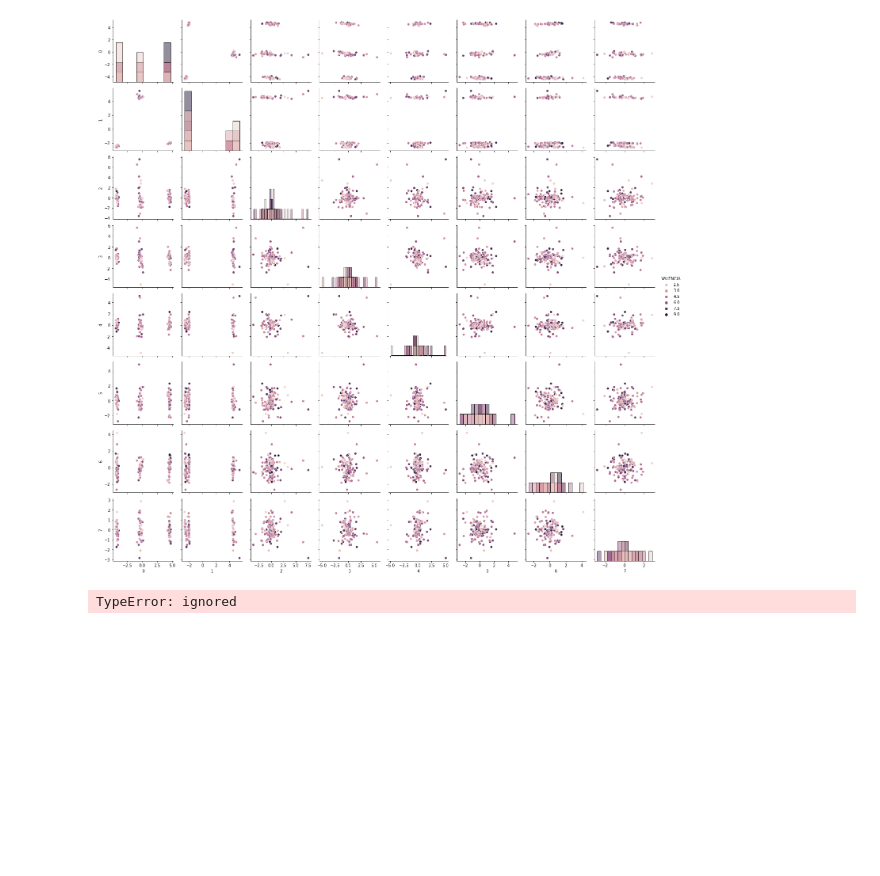
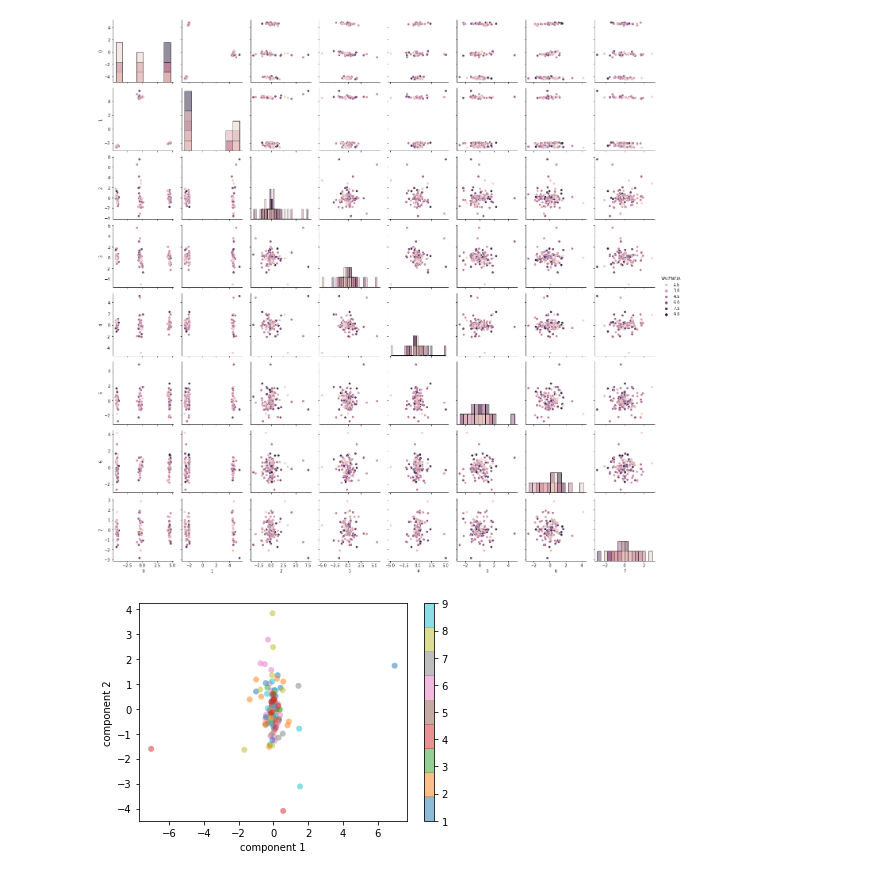
Before and after one commit to ManueloRZ2/MiniProyecto, a Jupyter notebook: Proyecto2.ipynb, the cells around one changed output. Drawn from its saved outputs; the diff is of its cells as text; code cells hidden in the pictures; blank space fills up the shorter version.

```diff
--- a/Proyecto2.ipynb
+++ b/Proyecto2.ipynb
@@ -1081,12 +1081,44 @@ g.add_legend()
 # %% [output]
 <seaborn.axisgrid.PairGrid at 0x...>
 [figure]
-# %%
-D=2
-X=DataFrameUlti[:,:2]
-plt.plot(DataFrameUlti[:40,0],DataFrameUlti[:40,1],'or')
-plt.plot(X[40:80,0],X[40:80,1], 'dk')
-plt.plot(X[80:,0],X[80:,1], 'sg')
-plt.legend(('C1','C2','C3'))
-# %% [output]
-TypeError: ignored
+# %%
+DF=DataFrameUlti
+DF['VALENCIA']=DF['VALENCIA'].astype(int)
+DF['AROUSAL']=DF['AROUSAL'].astype(int)
+Valence = DF.VALENCIA.array
+Arousal = DF.AROUSAL.array
+# %%
+negA = np.logical_and(Arousal>=1,Arousal<=3)
+negV = np.logical_and(Valence>=1,Valence<=3)
+neutralA = np.logical_and(Arousal>3,Arousal<7)
+neutralV = np.logical_and(Valence>3,Valence<7)
+posA = Arousal>=7
+posV = Valence>=7
+#Etiquetas = np.zeros((40,1))
+# Emocion Negativa negA y negV
+Etiquetas[np.where(np.logical_and(negA,negV))] = 1.
+# Emocion Neutral neutralA y neutralV
+Etiquetas[np.where(np.logical_and(neutralA,neutralA))] = 2.
+# Emocion Positiva posA y posV
+Etiquetas[np.where(np.logical_and(posA,posV))] = 3.
+# Emocion Stress posA y negV
+Etiquetas[np.where(np.logical_and(posA,negV))] = 4.
+# Emocion Calm negA y posV
+Etiquetas[np.where(np.logical_and(negA,posV))] = 5.
+# Emocion Tristeza neutralA y negV
+Etiquetas[np.where(np.logical_and(neutralA,negV))] = 6.
+# Emocion Satisfecho (Pleasant) neutralA y posV
+Etiquetas[np.where(np.logical_and(neutralA,posV))] = 7.
+# Emocion Tranquilidad negA y neutralV
+Etiquetas[np.where(np.logical_and(negA,neutralV))] = 8.
+# Emocion Sorpresa posA y neutralV
+Etiquetas[np.where(np.logical_and(posA,neutralV))] = 9.
+# %%
+plt.scatter(X[:, 0], X[:, 1],
+            c=Etiquetas, edgecolor='none', alpha=0.5,
+            cmap=plt.cm.get_cmap('tab10', 9))
+plt.xlabel('component 1')
+plt.ylabel('component 2')
+plt.colorbar();
+# %% [output]
+[figure, added]
```
Also changed, not shown: parts of 1 cell of this notebook.
